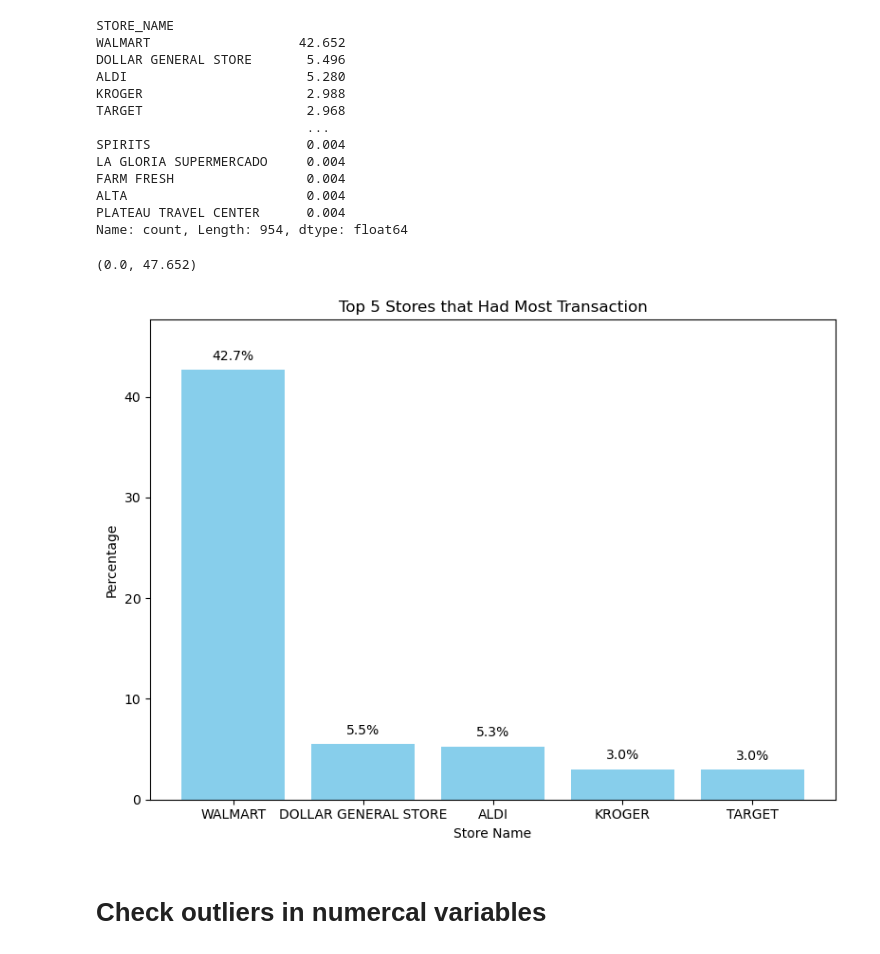
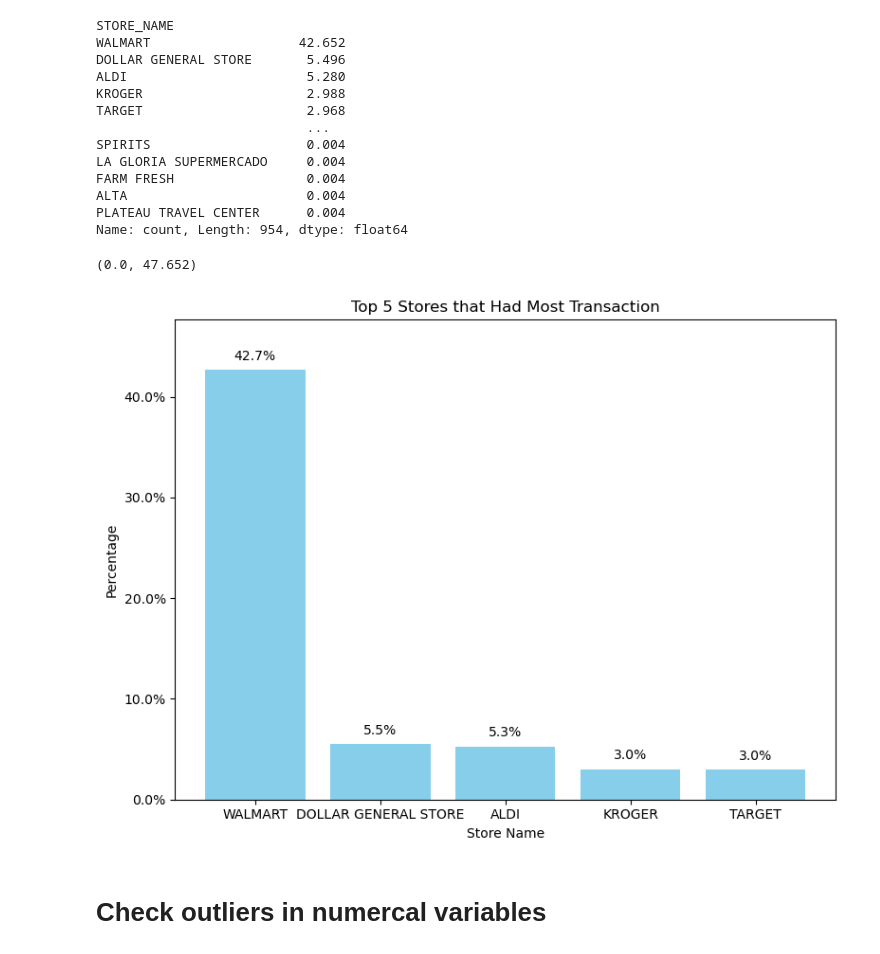
Before and after one commit to yufei954/Fetch-Take-Home-Test, a Jupyter notebook: Data Quality Issue - Transaction.ipynb, the cells around one changed output. Drawn from its saved outputs; the diff is of its cells as text; code cells hidden in the pictures.

```diff
--- a/Data Quality Issue - Transaction.ipynb
+++ b/Data Quality Issue - Transaction.ipynb
@@ -180,25 +182,28 @@ Name: count, Length: 954, dtype: float64
 # %%
 # Convert to dataframe
 store_pct=pd.DataFrame(store_pct)
 store_pct.columns=['Percentage']
 # Data Visualization to show top 5 categories
 top5_storepct=store_pct.nlargest(5,'Percentage') # Get top 5 categories
 plt.figure(figsize=(8,6))
 plt.bar(top5_storepct.index, top5_storepct['Percentage'], color='skyblue') # Bar chart
 
 for index, value in enumerate(top5_storepct['Percentage']):
     plt.text(index, value + 1, f"{top5_storepct['Percentage'][index]:.1f}%", ha='center')
 
 plt.xlabel('Store Name')
 plt.ylabel('Percentage')
 plt.title('Top 5 Stores that Had Most Transaction')
+def to_percent(y, _):
+    return f'{y:.1f}%'
+plt.gca().yaxis.set_major_formatter(FuncFormatter(to_percent))
 plt.tight_layout()
 plt.ylim(0, top5_storepct['Percentage'].max() + 5)
 
 ## 42.7% transaction was scanned in Walmart. It is the most leading store.
 # %% [output]
 (0.0, 47.652)
-[figure, old version]
+[figure, new version]
 # %% [markdown]
 # Check outliers in numercal variables
 # %%
```
Also changed, not shown: parts of 1 cell of this notebook, 2 other files.
